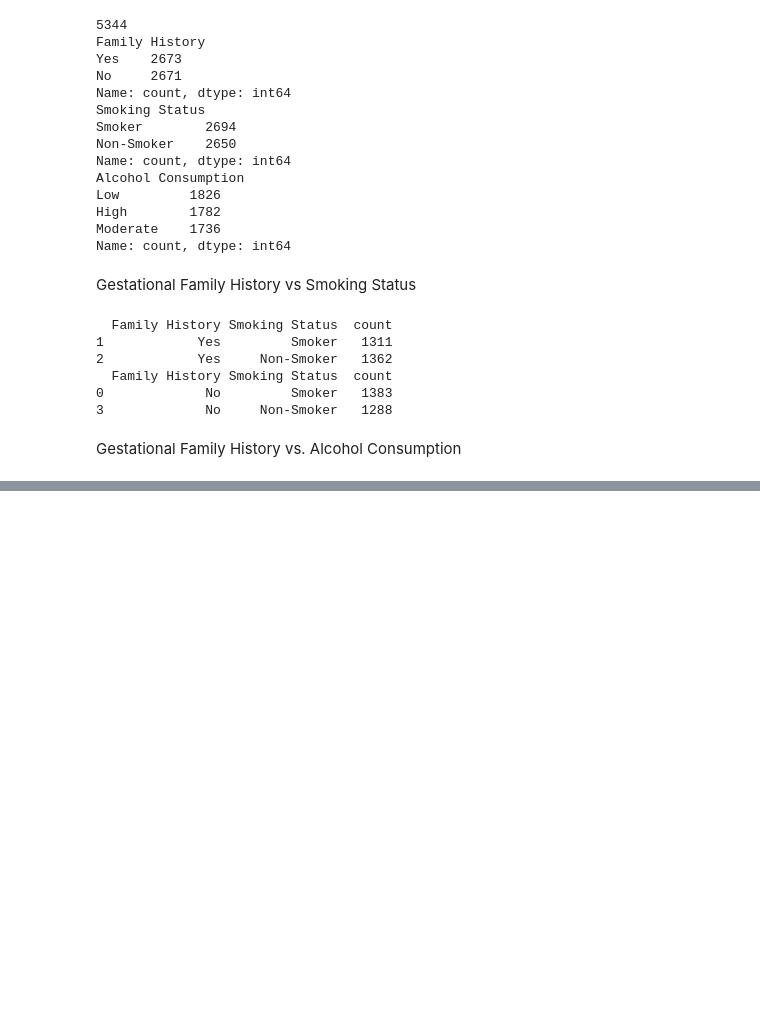
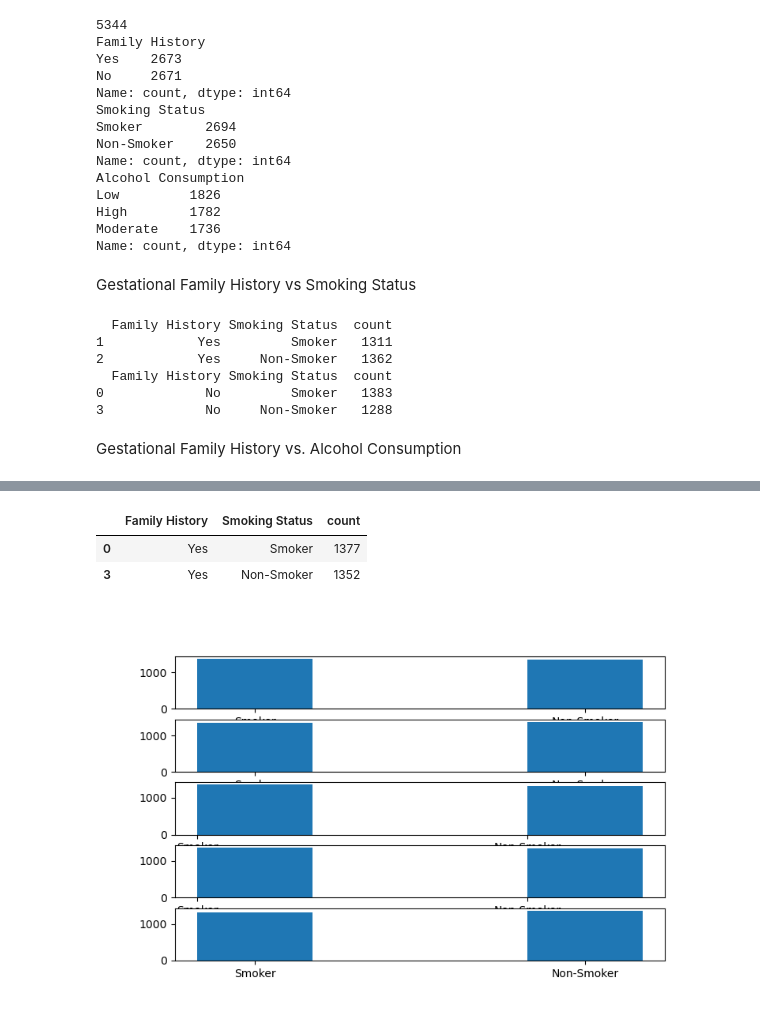
Before and after one commit to darren-coder/project-one, a Jupyter notebook: Darren_type2/Darren_type2_data.ipynb, the cells around one changed output, grey strips where cells are left out. Drawn from its saved outputs; the diff is of its cells as text; code cells hidden in the pictures; blank space fills up the shorter version.

```diff
--- a/Darren_type2/Darren_type2_data.ipynb
+++ b/Darren_type2/Darren_type2_data.ipynb
@@ -355,16 +363,17 @@ Name: count, dtype: int64
 # %% [markdown]
 Gestational Family History vs Smoking Status
 # %%
+#Select the columns needed
 family_smoking_gestational_df = gestational_df[['Family History', 'Smoking Status']]
-family_smoking_gestational_df.reset_index(drop=True)
+
+#Count and Sort into categories
 gestational_fs = pd.DataFrame(family_smoking_gestational_df.value_counts())
 gestational_fs = gestational_fs.sort_values(by=['Smoking Status'], ascending=False).reset_index()
-gestational_fs_df = pd.DataFrame(gestational_fs)
-gestational_yesfam_sm_df = gestational_fs_df[gestational_fs_df['Family History'] == 'Yes']
+gestational_yesfam_smoke = gestational_fs[gestational_fs['Family History'] == 'Yes']
+gestational_nofam_smoke = gestational_fs[gestational_fs['Family History'] == 'No']
 
-gestational_nofam_sm_df = gestational_fs_df[gestational_fs_df['Family History'] == 'No']
-print(gestational_yesfam_sm_df)
-print(gestational_nofam_sm_df)
+print(gestational_yesfam_smoke)
+print(gestational_nofam_smoke)
 # %% [output]
   Family History Smoking Status  count
 1            Yes         Smoker   1311
@@ -398,0 +414,54 @@ print(gestational_nofam_dr_df)
+# %%
+groups = ['Type 1', 'Type 2', 'Type 3c', 'Wolfram Syndrome', 'Gestational Diabetes']
+#Make the Categories for Family History: Yes
+type1_cat1 = type1_yesfam_smoke['Smoking Status']
+type1_count1 = type1_yesfam_smoke['count']
+type2_cat2 = type2_yesfam_smoke['Smoking Status']
+type2_count2 = type2_yesfam_smoke['count']
+type3c_cat3 = type3c_yesfam_smoke['Smoking Status']
+type3c_count3 = type3c_yesfam_smoke['count']
+wolfram_cat4 = wolfram_yesfam_smoke['Smoking Status']
+wolfram_count4 = wolfram_yesfam_smoke['count']
+gest_cat5 = gestational_yesfam_smoke['Smoking Status']
+gest_count5 = gestational_yesfam_smoke['count']
+#Categories for Family History: No
+type1_cat6 = type1_nofam_smoke['Smoking Status']
+type1_count6 = type1_nofam_smoke['count']
+type2_cat7 = type2_nofam_smoke['Smoking Status']
+type2_count7 = type2_nofam_smoke['count']
+type3c_cat8 = type3c_nofam_smoke['Smoking Status']
+type3c_count8 = type3c_nofam_smoke['count']
+wolfram_cat9 = wolfram_nofam_smoke['Smoking Status']
+wolfram_count9 = wolfram_nofam_smoke['count']
+gest_cat10 = gestational_nofam_smoke['Smoking Status']
+gest_count10 = gestational_nofam_smoke['count']
+
+type1_yesfam_smoke
+# %% [output]
+|  | Family History | Smoking Status | count |
+| 0 | Yes | Smoker | 1377 |
+| 3 | Yes | Non-Smoker | 1352 |
+# %%
+groups = ['Type 1', 'Type 2', 'Type 3c', 'Wolfram Syndrome', 'Gestational Diabetes']
+bar_width = 0.35
+
+x = np.arange(len(groups))
+#even_ticks = np.arange(number_of_ticks)
+
+#x = np.arange(0.5, 1, 5)
+
+fig, (ax1, ax2, ax3, ax4, ax5) = plt.subplots(5, figsize=(8, 5))
+bar1 = ax1.bar(type1_cat1, type1_count1, bar_width, label='Type 1', align='center')
+bar2 = ax2.bar(type2_cat2, type2_count2, bar_width, label='Type 2', align='center')
+bar3 = ax3.bar(type3c_cat3, type3c_count3, bar_width, label='Type 3c', align='edge')
+bar4 = ax4.bar(wolfram_cat4, wolfram_count4, bar_width, label='Wolfram Syndrome', align='edge')
+bar5 = ax5.bar(gest_cat5, gest_count5, bar_width, label='Gestational Diabetes', align='center')
+plt.subplots_adjust(wspace=0.3)
+
+ax.set_xticks(x)
+ax.set_xticklabels(groups)
+ax.set_ylabel('Number of Patients')
+ax.set_title('Patients with Family History')
+plt.show()
+# %% [output]
+[figure, added]
```
Also changed, not shown: parts of 25 cells of this notebook.
